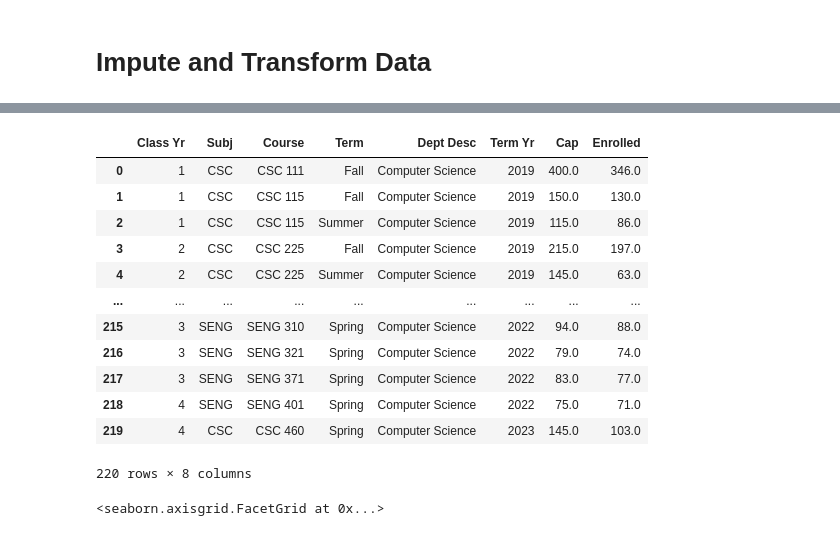
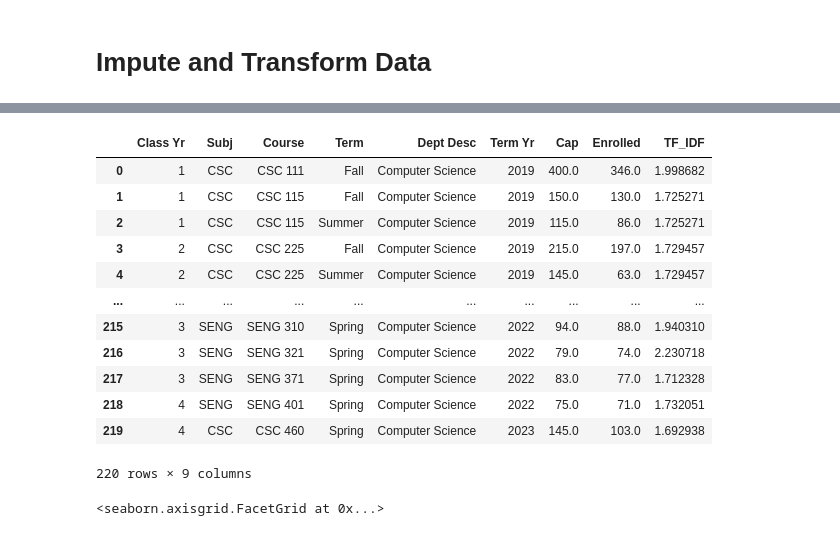
Before and after one commit to SENG-499-Company-3/algorithm-2, a Jupyter notebook: app/algorithm/data_transform.ipynb, the cells around one changed output, grey strips where cells are left out. Drawn from its saved outputs; the diff is of its cells as text; code cells hidden in the pictures.

```diff
--- a/app/algorithm/data_transform.ipynb
+++ b/app/algorithm/data_transform.ipynb
@@ -82,8 +83,16 @@ def transform_data(courses_df):
     df_prepared['Class Yr'] = df_prepared['Class Yr'].replace(0, 1)
     df_prepared['Term Yr'] = df_prepared['Term Yr'].astype(int)
     return df_prepared
+# %%
+def compute_tfidf_scores(title):
+    tfidf_vectorizer = TfidfVectorizer()
+    tfidf_scores = tfidf_vectorizer.fit_transform(title)
+    summed_scores = tfidf_scores.sum(axis=1)
+    return summed_scores
 # %%
 # impute data and convert
 course_prepared = transform_data(courses)
+course_prepared['TF_IDF'] = compute_tfidf_scores(course_prepared['Title'])
+course_prepared.drop(columns='Title', inplace=True,axis=1)
 course_prepared
 # %% [output]
@@ -93,16 +102,16 @@ Imputing row 201/220 with 2 missing, elapsed time: 0.006
-|  | Class Yr | Subj | Course | Term | Dept Desc | Term Yr | Cap | Enrolled |
-| 0 | 1 | CSC | CSC 111 | Fall | Computer Science | 2019 | 400.0 | 346.0 |
-| 1 | 1 | CSC | CSC 115 | Fall | Computer Science | 2019 | 150.0 | 130.0 |
-| 2 | 1 | CSC | CSC 115 | Summer | Computer Science | 2019 | 115.0 | 86.0 |
-| 3 | 2 | CSC | CSC 225 | Fall | Computer Science | 2019 | 215.0 | 197.0 |
-| 4 | 2 | CSC | CSC 225 | Summer | Computer Science | 2019 | 145.0 | 63.0 |
-| ... | ... | ... | ... | ... | ... | ... | ... | ... |
-| 215 | 3 | SENG | SENG 310 | Spring | Computer Science | 2022 | 94.0 | 88.0 |
-| 216 | 3 | SENG | SENG 321 | Spring | Computer Science | 2022 | 79.0 | 74.0 |
-| 217 | 3 | SENG | SENG 371 | Spring | Computer Science | 2022 | 83.0 | 77.0 |
-| 218 | 4 | SENG | SENG 401 | Spring | Computer Science | 2022 | 75.0 | 71.0 |
-| 219 | 4 | CSC | CSC 460 | Spring | Computer Science | 2023 | 145.0 | 103.0 |
+|  | Class Yr | Subj | Course | Term | Dept Desc | Term Yr | Cap | Enrolled | TF_IDF |
+| 0 | 1 | CSC | CSC 111 | Fall | Computer Science | 2019 | 400.0 | 346.0 | 1.998682 |
+| 1 | 1 | CSC | CSC 115 | Fall | Computer Science | 2019 | 150.0 | 130.0 | 1.725271 |
+| 2 | 1 | CSC | CSC 115 | Summer | Computer Science | 2019 | 115.0 | 86.0 | 1.725271 |
+| 3 | 2 | CSC | CSC 225 | Fall | Computer Science | 2019 | 215.0 | 197.0 | 1.729457 |
+| 4 | 2 | CSC | CSC 225 | Summer | Computer Science | 2019 | 145.0 | 63.0 | 1.729457 |
+| ... | ... | ... | ... | ... | ... | ... | ... | ... | ... |
+| 215 | 3 | SENG | SENG 310 | Spring | Computer Science | 2022 | 94.0 | 88.0 | 1.940310 |
+| 216 | 3 | SENG | SENG 321 | Spring | Computer Science | 2022 | 79.0 | 74.0 | 2.230718 |
+| 217 | 3 | SENG | SENG 371 | Spring | Computer Science | 2022 | 83.0 | 77.0 | 1.712328 |
+| 218 | 4 | SENG | SENG 401 | Spring | Computer Science | 2022 | 75.0 | 71.0 | 1.732051 |
+| 219 | 4 | CSC | CSC 460 | Spring | Computer Science | 2023 | 145.0 | 103.0 | 1.692938 |
-220 rows × 8 columns
+220 rows × 9 columns
 # %%
 sns.lmplot(data=course_prepared, x='Term Yr',y='Enrolled',hue='Term',fit_reg=False)
 # %% [output]
```
Also changed, not shown: parts of 4 cells of this notebook, 4 other files.
